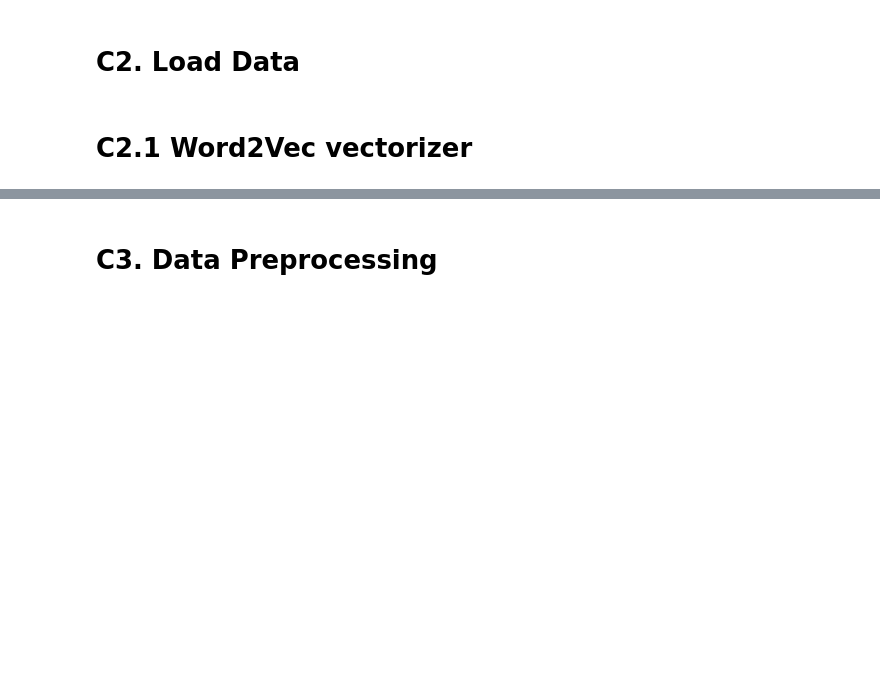
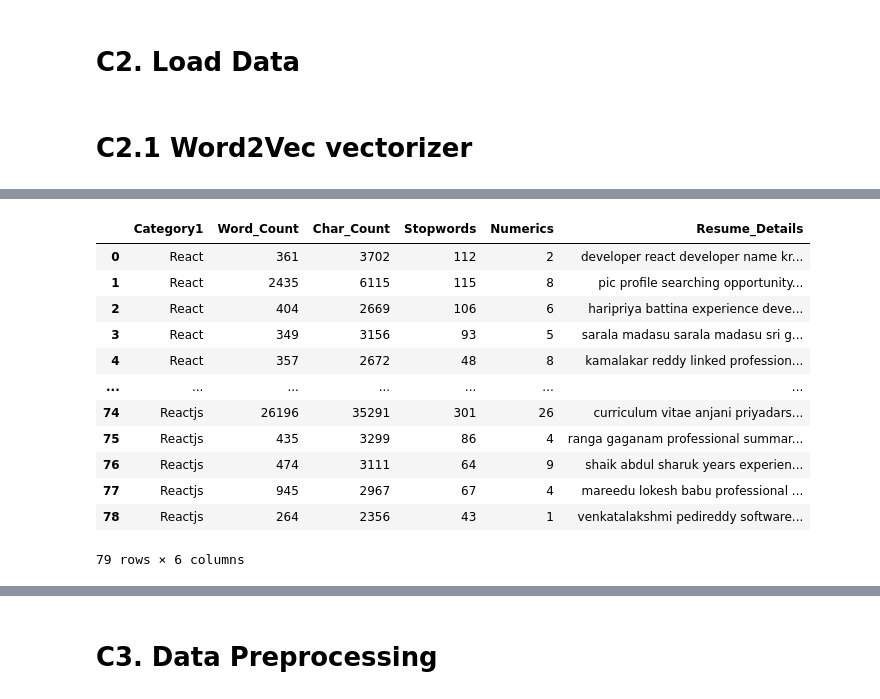
Before and after one commit to its-relative/Excelr, a Jupyter notebook: project2/final files/checkforissues/Project_Resume Classification_PKR.ipynb, the cells around one changed output, grey strips where cells are left out. Cells and saved outputs as stored; diff of their text form; code cells hidden in the pictures; blank space fills up the shorter version.

```diff
--- a/project2/final files/checkforissues/Project_Resume Classification_PKR.ipynb
+++ b/project2/final files/checkforissues/Project_Resume Classification_PKR.ipynb
@@ -902 +858,17 @@ ImportError: cannot import name 'triu' from 'scipy.linalg' (/home/its_relative/v
+# %%
+resume_data
+# %% [output]
+|  | Category1 | Word_Count | Char_Count | Stopwords | Numerics | Resume_Details |
+| 0 | React | 361 | 3702 | 112 | 2 | developer react developer name kr... |
+| 1 | React | 2435 | 6115 | 115 | 8 | pic profile searching opportunity... |
+| 2 | React | 404 | 2669 | 106 | 6 | haripriya battina experience deve... |
+| 3 | React | 349 | 3156 | 93 | 5 | sarala madasu sarala madasu sri g... |
+| 4 | React | 357 | 2672 | 48 | 8 | kamalakar reddy linked profession... |
+| ... | ... | ... | ... | ... | ... | ... |
+| 74 | Reactjs | 26196 | 35291 | 301 | 26 | curriculum vitae anjani priyadars... |
+| 75 | Reactjs | 435 | 3299 | 86 | 4 | ranga gaganam professional summar... |
+| 76 | Reactjs | 474 | 3111 | 64 | 9 | shaik abdul sharuk years experien... |
+| 77 | Reactjs | 945 | 2967 | 67 | 4 | mareedu lokesh babu professional ... |
+| 78 | Reactjs | 264 | 2356 | 43 | 1 | venkatalakshmi pedireddy software... |
+79 rows × 6 columns
 # %%
```
Also changed, not shown: parts of 88 cells of this notebook, 5 other files.
